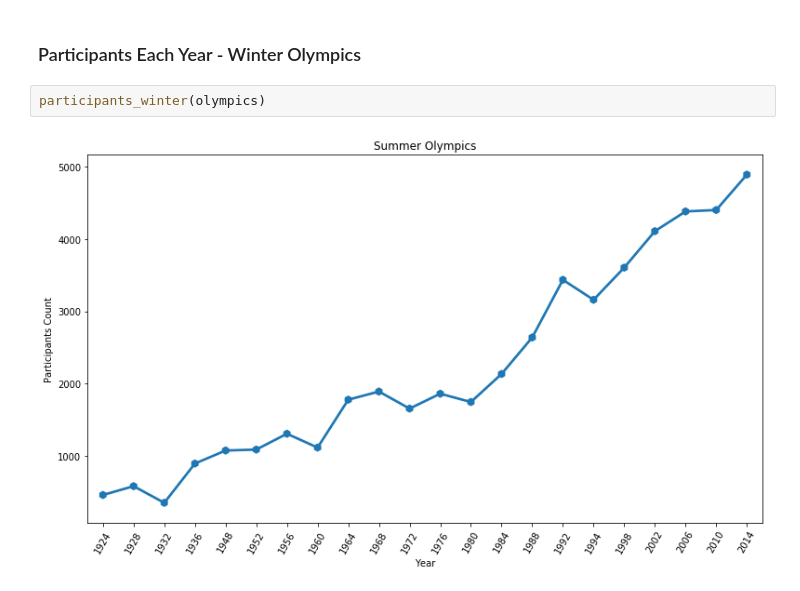
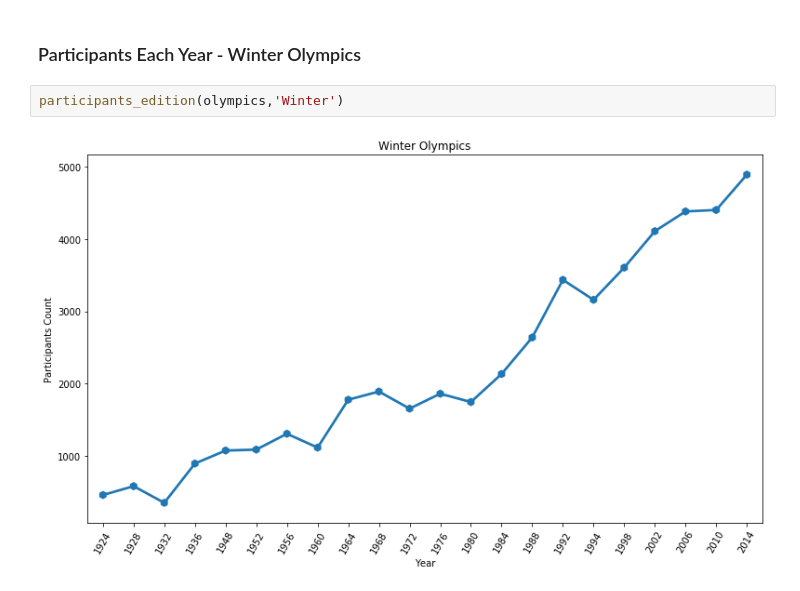
Before and after one commit to jrajath94/final_projects, a Jupyter notebook: Final Submission - Olympics.ipynb, the cells around one changed output. Saved outputs shown, nothing was run; the diff lists cells and outputs as text.

```diff
--- a/Final Submission - Olympics.ipynb
+++ b/Final Submission - Olympics.ipynb
@@ -408,10 +409,10 @@ participants_summer(olympics)
 ##### 1984 Summer Olympics (Los Angeles,  United States ) -Russia Boycotted (Security Reasons)
 # %% [markdown]
 ### Participants Each Year - Winter Olympics
-# %%
-participants_winter(olympics)
-# %% [output]
-[figure, removed]
+# %%
+participants_edition(olympics,'Winter')
+# %% [output]
+[figure, added]
 # %% [markdown]
 ## References
 
```
Also changed, not shown: parts of 17 cells of this notebook, 3 other files.
